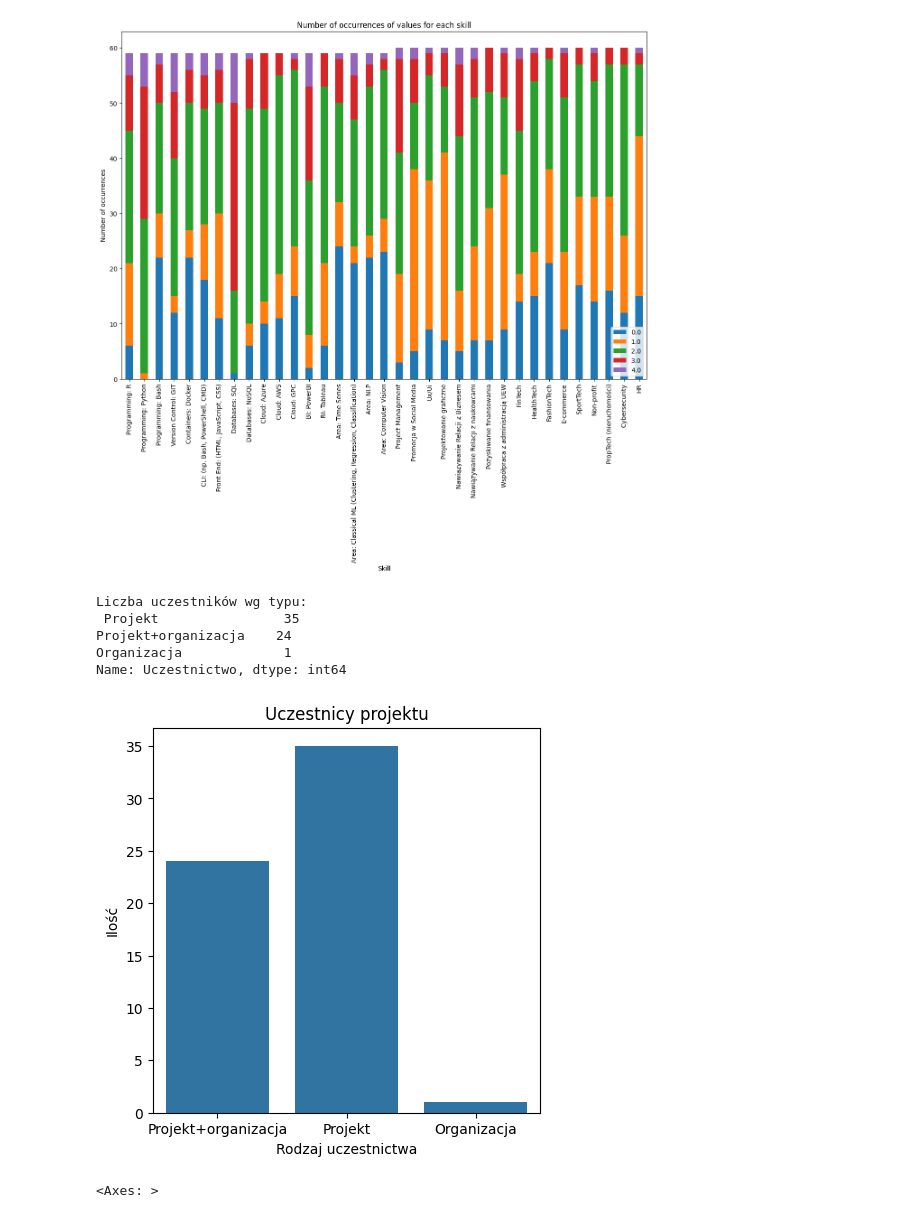
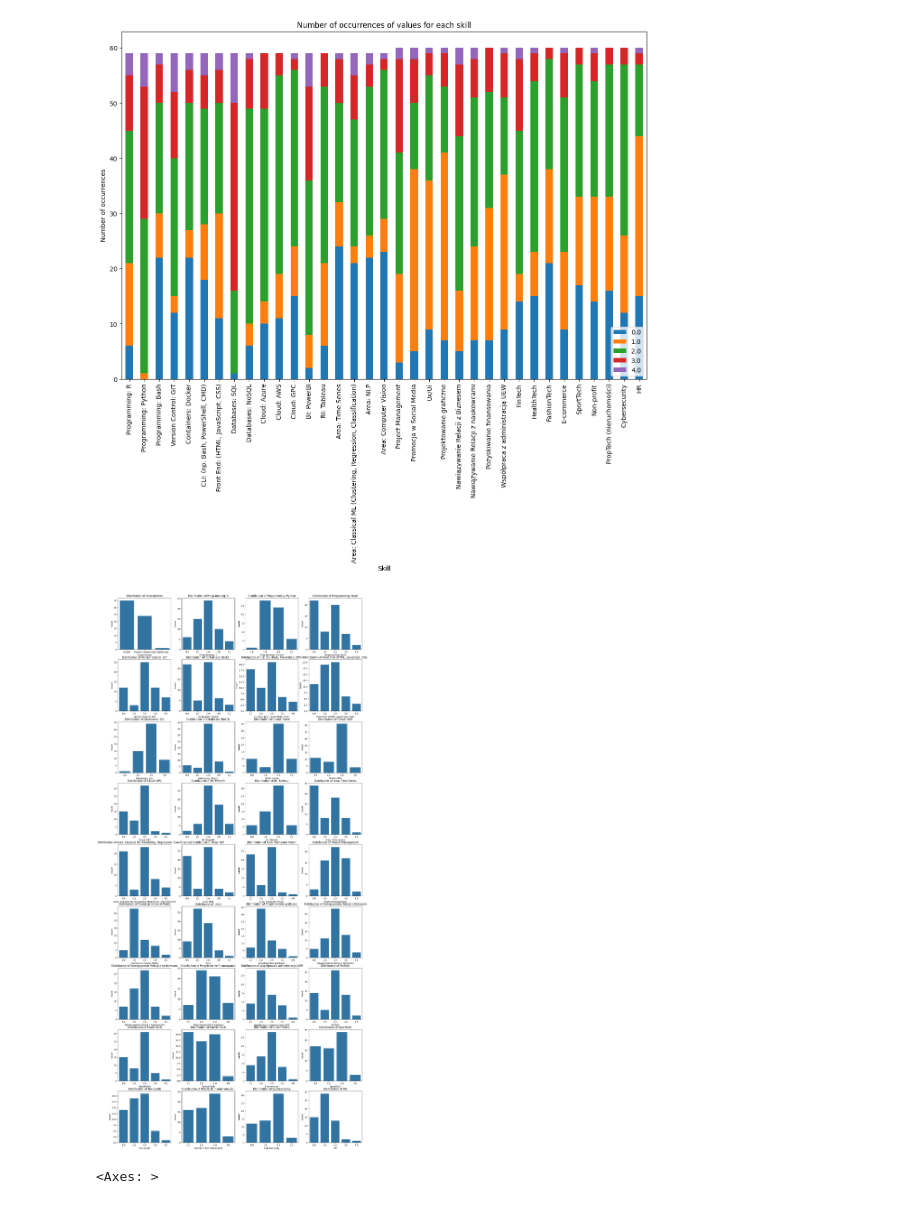
Before and after one commit to MalwinaKoz/Project-People-Analytics, a Jupyter notebook: notebooks/03_ExploratoryDataAnalysis.ipynb, the cells around one changed output. Drawn from its saved outputs; the diff is of its cells as text; code cells hidden in the pictures.

Commit message:
barplots

```diff
--- a/notebooks/03_ExploratoryDataAnalysis.ipynb
+++ b/notebooks/03_ExploratoryDataAnalysis.ipynb
@@ -84,24 +84,23 @@ ax.figure.savefig('../figures/03_NumberOfOccurrences.png', dpi=300,bbox_inches='
 ax.figure.show()
 # %% [output]
 [figure]
-# %%
-participants = processed_data["Uczestnictwo"].value_counts()
-print("Liczba uczestników wg typu:\n", participants)
-# %% [output]
-Liczba uczestników wg typu:
- Projekt                35
-Projekt+organizacja    24
-Organizacja             1
-Name: Uczestnictwo, dtype: int64
-# %%
-plt.figure(figsize=(5, 5))
-sns.countplot(data=processed_data, x="Uczestnictwo")
-plt.ylabel('Ilość')
-plt.xlabel('Rodzaj uczestnictwa')
-plt.title('Uczestnicy projektu')
-plt.show()
-# %% [output]
-[figure, removed]
+# %%
+num_columns = 4
+num_rows = (len(processed_data.columns[1:]) - 1) // num_columns + 1
+plt.figure(figsize=(20, 5 * num_rows))
+
+for i, column in enumerate(processed_data.columns[1:]):
+    plt.subplot(num_rows, num_columns, i + 1)
+    value_counts = processed_data[column].value_counts()
+    sns.barplot(x=value_counts.index, y=value_counts.values)
+    plt.title(f"Distribution of {column}")
+    plt.xlabel(column)
+    plt.ylabel("Count")
+
+
+plt.show()
+# %% [output]
+[figure, added]
 # %%
 sns.heatmap(selected_columns.corr(),cmap='BrBG')
 # %% [output]
```
Also changed, not shown: 2 other files.
